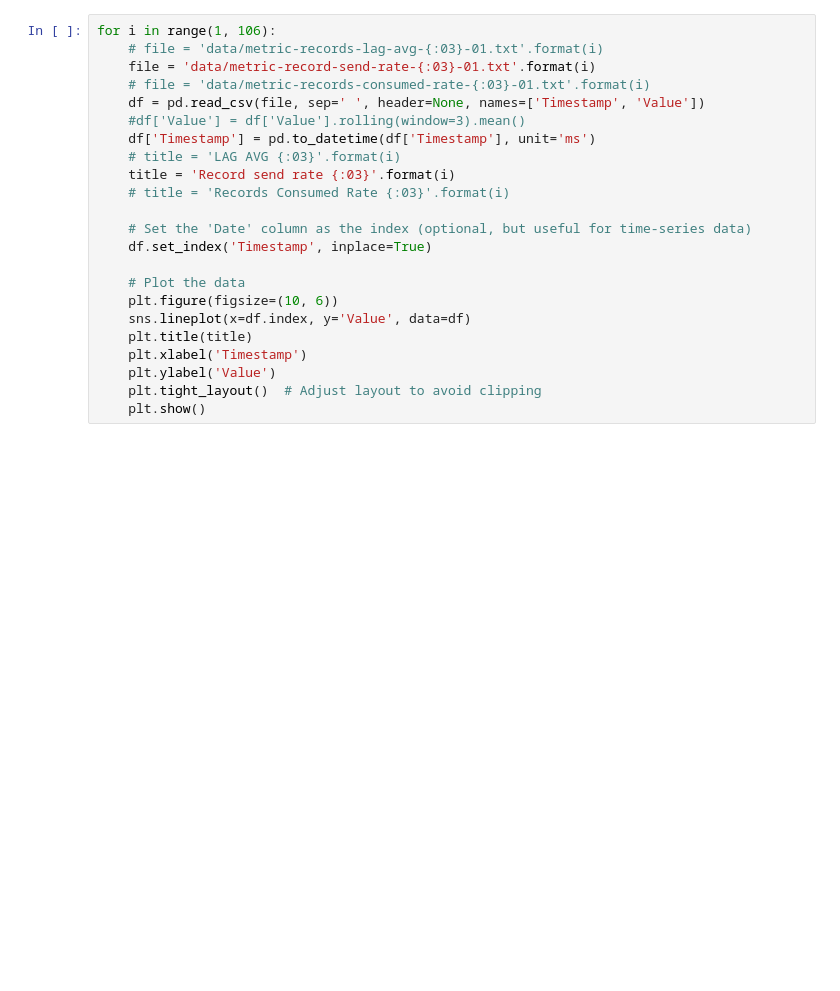
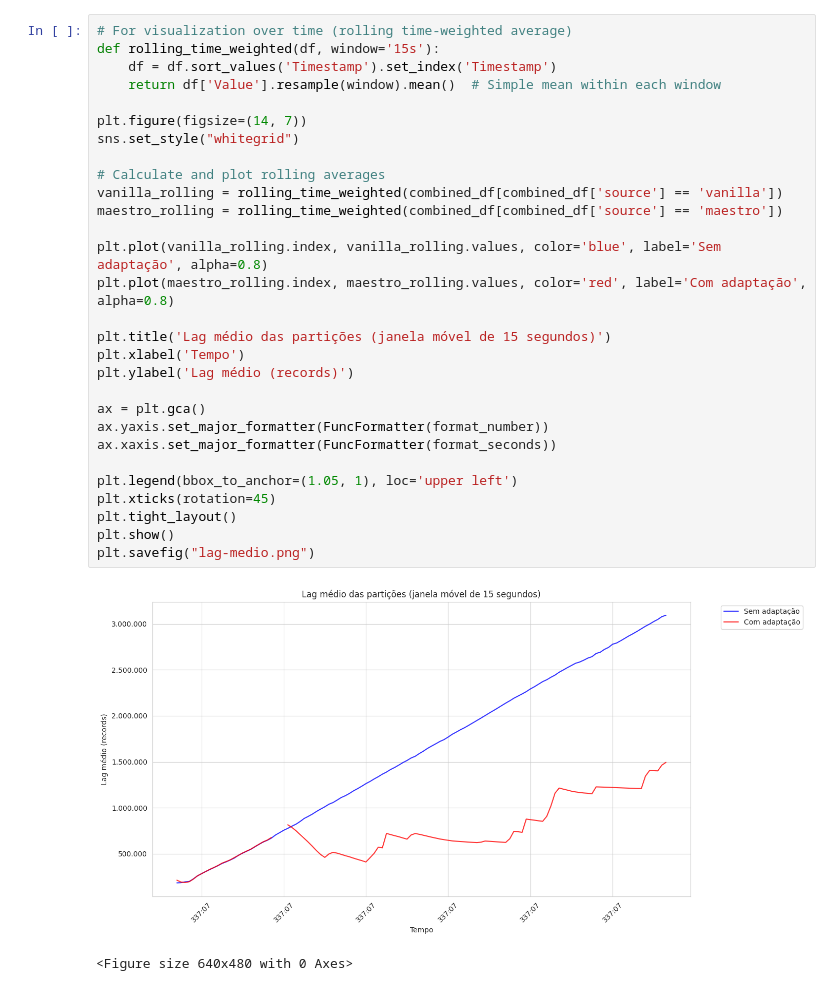
Before and after one commit to vepo/kas-framework, a Jupyter notebook: data-process.ipynb, the cells around one changed output. Drawn from its saved outputs; the diff is of its cells as text; blank space fills up the shorter version.

```diff
--- a/data-process.ipynb
+++ b/data-process.ipynb
@@ -5,23 +121,32 @@ import seaborn as sns
 # %%
-for i in range(1, 106):
-    # file = 'data/metric-records-lag-avg-{:03}-01.txt'.format(i)
-    file = 'data/metric-record-send-rate-{:03}-01.txt'.format(i)
-    # file = 'data/metric-records-consumed-rate-{:03}-01.txt'.format(i)
-    df = pd.read_csv(file, sep=' ', header=None, names=['Timestamp', 'Value'])
-    #df['Value'] = df['Value'].rolling(window=3).mean()
-    df['Timestamp'] = pd.to_datetime(df['Timestamp'], unit='ms')
-    # title = 'LAG AVG {:03}'.format(i)
-    title = 'Record send rate {:03}'.format(i)
-    # title = 'Records Consumed Rate {:03}'.format(i)
+# For visualization over time (rolling time-weighted average)
+def rolling_time_weighted(df, window='15s'):
+    df = df.sort_values('Timestamp').set_index('Timestamp')
+    return df['Value'].resample(window).mean()  # Simple mean within each window
 
-    # Set the 'Date' column as the index (optional, but useful for time-series data)
-    df.set_index('Timestamp', inplace=True)
+plt.figure(figsize=(14, 7))
+sns.set_style("whitegrid")
 
-    # Plot the data
-    plt.figure(figsize=(10, 6))
-    sns.lineplot(x=df.index, y='Value', data=df)
-    plt.title(title)
-    plt.xlabel('Timestamp')
-    plt.ylabel('Value')
-    plt.tight_layout()  # Adjust layout to avoid clipping
-    plt.show()
+# Calculate and plot rolling averages
+vanilla_rolling = rolling_time_weighted(combined_df[combined_df['source'] == 'vanilla'])
+maestro_rolling = rolling_time_weighted(combined_df[combined_df['source'] == 'maestro'])
+
+plt.plot(vanilla_rolling.index, vanilla_rolling.values, color='blue', label='Sem adaptação', alpha=0.8)
+plt.plot(maestro_rolling.index, maestro_rolling.values, color='red', label='Com adaptação', alpha=0.8)
+
+plt.title('Lag médio das partições (janela móvel de 15 segundos)')
+plt.xlabel('Tempo')
+plt.ylabel('Lag médio (records)')
+
+ax = plt.gca()
+ax.yaxis.set_major_formatter(FuncFormatter(format_number))
+ax.xaxis.set_major_formatter(FuncFormatter(format_seconds))
+
+plt.legend(bbox_to_anchor=(1.05, 1), loc='upper left')
+plt.xticks(rotation=45)
+plt.tight_layout()
+plt.show()
+plt.savefig("lag-medio.png")
+# %% [output]
+[figure, added]
+<Figure size 640x480 with 0 Axes>
```
Also changed, not shown: parts of 5 cells of this notebook, 6 other files.
